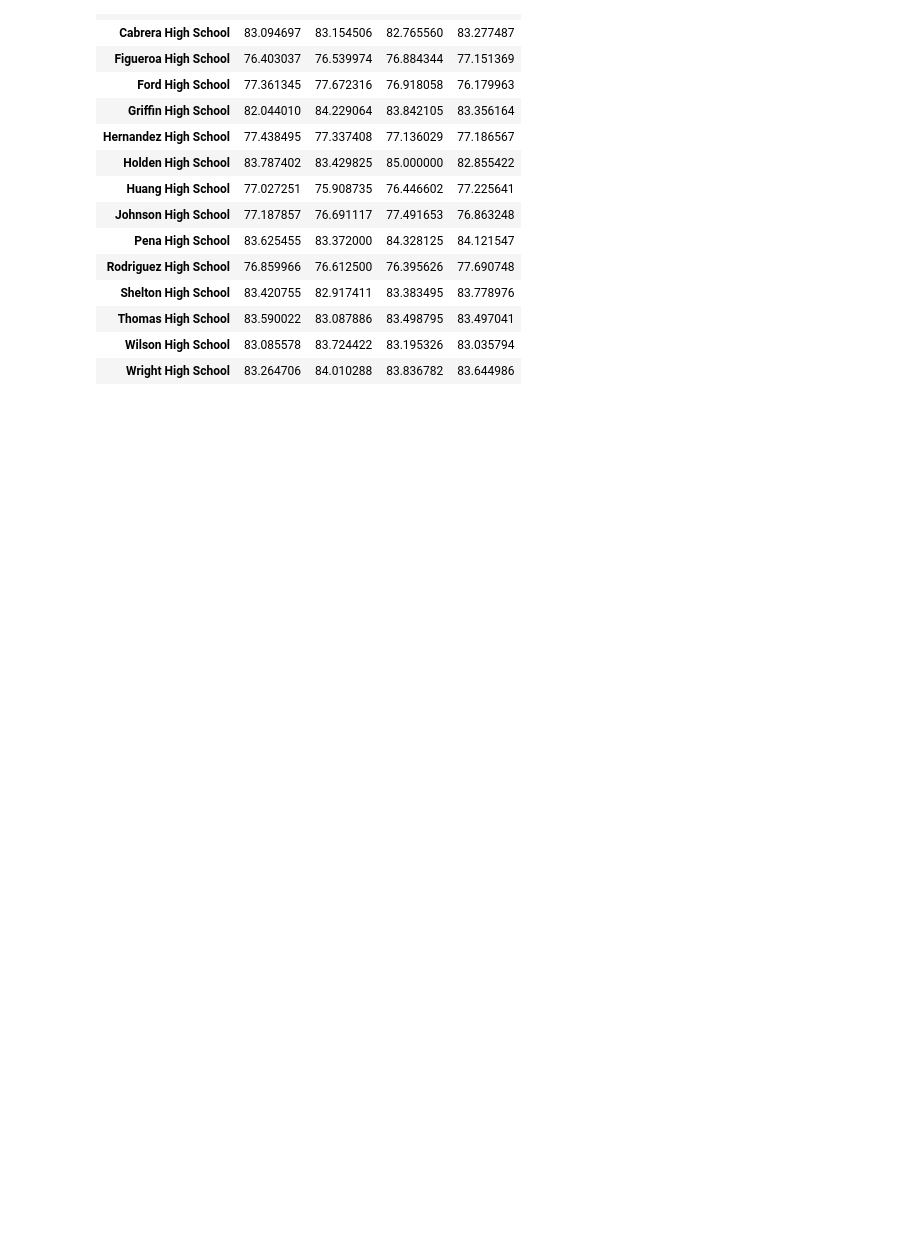
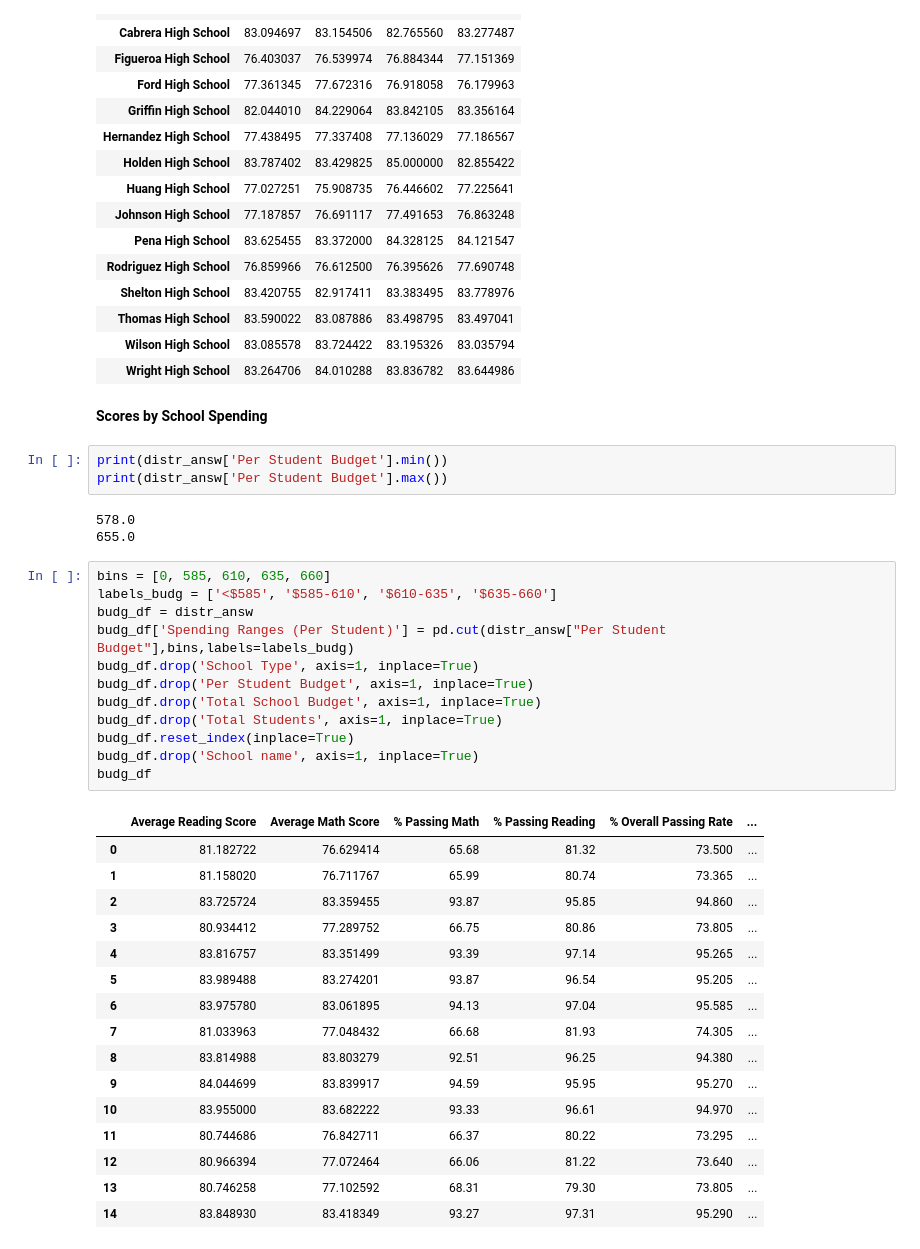
Before and after one commit to Gryazzz/PyCitySchools_Pandas, a Jupyter notebook: Schools.ipynb, the cells around one changed output. Saved outputs shown, nothing was run; the diff lists cells and outputs as text; blank space fills up the shorter version.

```diff
--- a/Schools.ipynb
+++ b/Schools.ipynb
@@ -191,3 +191,40 @@ read_grade
 | Thomas High School | 83.590022 | 83.087886 | 83.498795 | 83.497041 |
 | Wilson High School | 83.085578 | 83.724422 | 83.195326 | 83.035794 |
 | Wright High School | 83.264706 | 84.010288 | 83.836782 | 83.644986 |
+# %% [markdown]
+**Scores by School Spending**
+# %%
+print(distr_answ['Per Student Budget'].min())
+print(distr_answ['Per Student Budget'].max())
+# %% [output]
+578.0
+655.0
+# %%
+bins = [0, 585, 610, 635, 660]
+labels_budg = ['<$585', '$585-610', '$610-635', '$635-660']
+budg_df = distr_answ
+budg_df['Spending Ranges (Per Student)'] = pd.cut(distr_answ["Per Student Budget"],bins,labels=labels_budg)
+budg_df.drop('School Type', axis=1, inplace=True)
+budg_df.drop('Per Student Budget', axis=1, inplace=True)
+budg_df.drop('Total School Budget', axis=1, inplace=True)
+budg_df.drop('Total Students', axis=1, inplace=True)
+budg_df.reset_index(inplace=True)
+budg_df.drop('School name', axis=1, inplace=True)
+budg_df
+# %% [output]
+|  | Average Reading Score | Average Math Score | % Passing Math | % Passing Reading | % Overall Passing Rate | ... |
+| 0 | 81.182722 | 76.629414 | 65.68 | 81.32 | 73.500 | ... |
+| 1 | 81.158020 | 76.711767 | 65.99 | 80.74 | 73.365 | ... |
+| 2 | 83.725724 | 83.359455 | 93.87 | 95.85 | 94.860 | ... |
+| 3 | 80.934412 | 77.289752 | 66.75 | 80.86 | 73.805 | ... |
+| 4 | 83.816757 | 83.351499 | 93.39 | 97.14 | 95.265 | ... |
+| 5 | 83.989488 | 83.274201 | 93.87 | 96.54 | 95.205 | ... |
+| 6 | 83.975780 | 83.061895 | 94.13 | 97.04 | 95.585 | ... |
+| 7 | 81.033963 | 77.048432 | 66.68 | 81.93 | 74.305 | ... |
+| 8 | 83.814988 | 83.803279 | 92.51 | 96.25 | 94.380 | ... |
+| 9 | 84.044699 | 83.839917 | 94.59 | 95.95 | 95.270 | ... |
+| 10 | 83.955000 | 83.682222 | 93.33 | 96.61 | 94.970 | ... |
+| 11 | 80.744686 | 76.842711 | 66.37 | 80.22 | 73.295 | ... |
+| 12 | 80.966394 | 77.072464 | 66.06 | 81.22 | 73.640 | ... |
+| 13 | 80.746258 | 77.102592 | 68.31 | 79.30 | 73.805 | ... |
+| 14 | 83.848930 | 83.418349 | 93.27 | 97.31 | 95.290 | ... |
```
Also changed, not shown: parts of 2 cells of this notebook.
